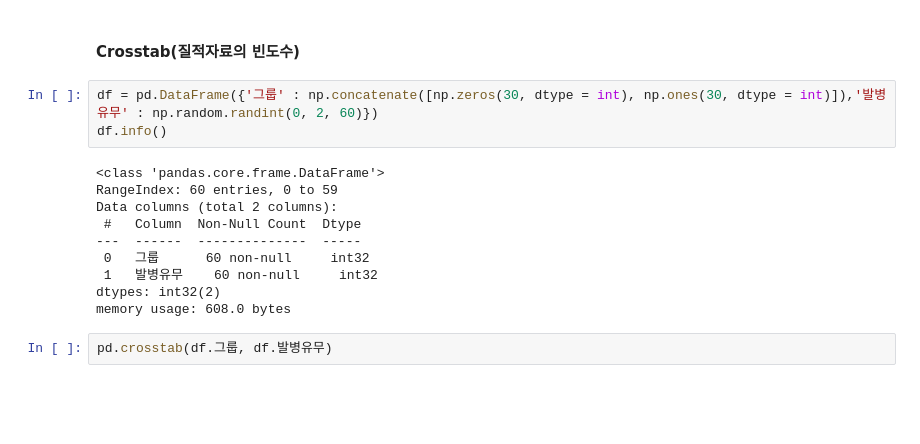
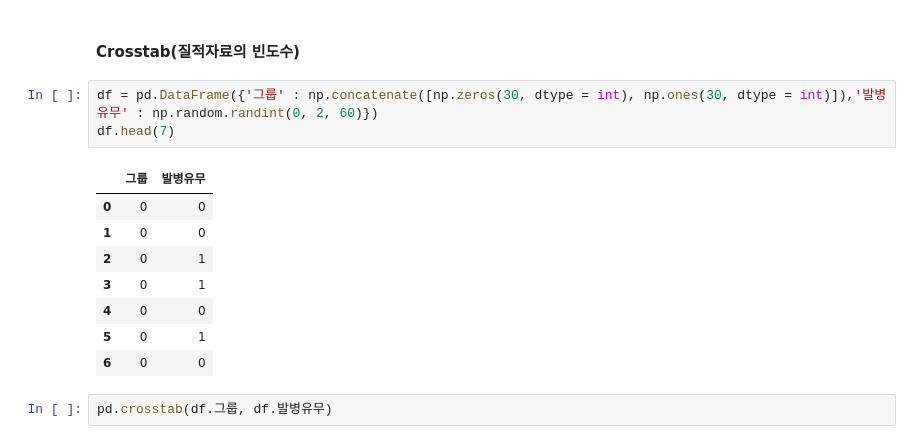
Before and after one commit to whattSUPkim/Data-Science, a Jupyter notebook: Data Analysis/Pandas_exercise.ipynb, the cells around one changed output. Saved outputs shown, nothing was run; the diff lists cells and outputs as text; blank space fills up the shorter version.

```diff
--- a/Data Analysis/Pandas_exercise.ipynb
+++ b/Data Analysis/Pandas_exercise.ipynb
@@ -2905,17 +2954,16 @@ pd.pivot_table(df, index = 'cancer', columns = 'smoking', values = 'count')
 #### Crosstab(질적자료의 빈도수)
 # %%
 df = pd.DataFrame({'그룹' : np.concatenate([np.zeros(30, dtype = int), np.ones(30, dtype = int)]),'발병유무' : np.random.randint(0, 2, 60)})
-df.info()
+df.head(7)
 # %% [output]
-<class 'pandas.core.frame.DataFrame'>
-RangeIndex: 60 entries, 0 to 59
-Data columns (total 2 columns):
- #   Column  Non-Null Count  Dtype
----  ------  --------------  -----
- 0   그룹      60 non-null     int32
- 1   발병유무    60 non-null     int32
-dtypes: int32(2)
-memory usage: 608.0 bytes
+|  | 그룹 | 발병유무 |
+| 0 | 0 | 0 |
+| 1 | 0 | 0 |
+| 2 | 0 | 1 |
+| 3 | 0 | 1 |
+| 4 | 0 | 0 |
+| 5 | 0 | 1 |
+| 6 | 0 | 0 |
 # %%
 pd.crosstab(df.그룹, df.발병유무)
 # %% [output]
```
Also changed, not shown: parts of 6 cells of this notebook.
